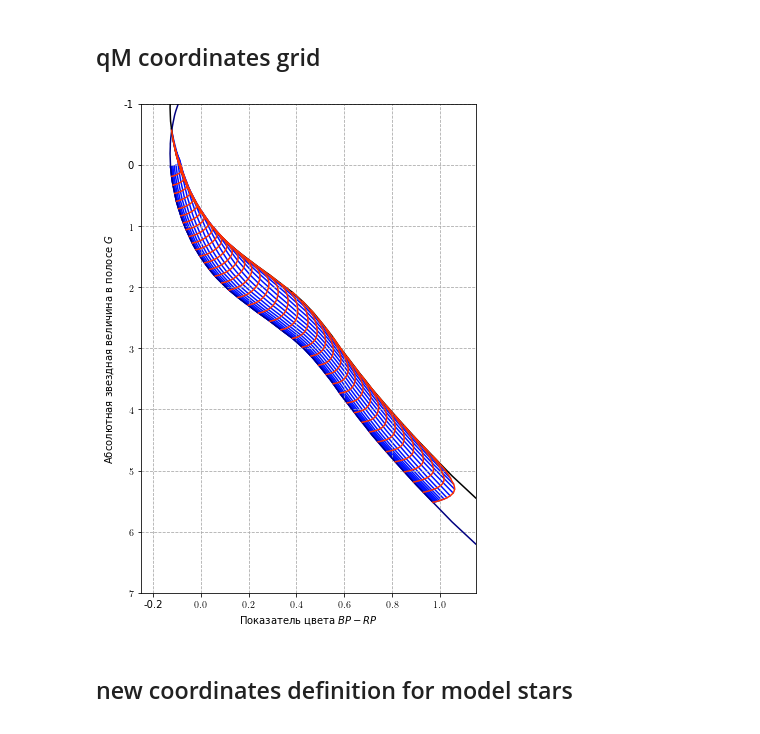
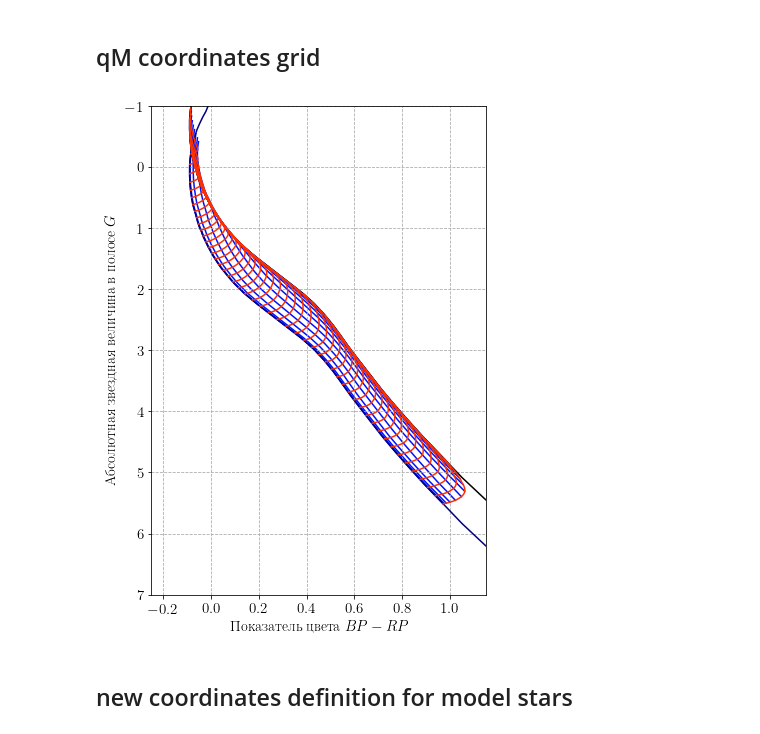
Before and after one commit to olgaborodina/GAIA_binaries, a Jupyter notebook: model/coordinate_to_qM.ipynb, the cells around one changed output. Saved outputs shown, nothing was run; the diff lists cells and outputs as text; code cells hidden in the pictures.

```diff
--- a/model/coordinate_to_qM.ipynb
+++ b/model/coordinate_to_qM.ipynb
@@ -70,12 +70,13 @@ def interp (a, b, c):
     func = interp1d(a, b)
     return func(c)
 # %%
-isochrone = pd.read_csv(MODEL_DIRECTORY / (f'isochrone_model_8.38.txt'), delimiter='\\s+')
+isochrone = pd.read_csv(MODEL_DIRECTORY / (f'isochrone_model_8.5.txt'), delimiter='\\s+')
 # %% [markdown]
 ## qM coordinates grid
 # %%
-q_array = np.linspace(0.1, 1, 101)
-M_array = np.geomspace(0.9, 3, 201)
+#q_array = np.linspace(0.1, 1, 70)
+q_array = np.sort(abs(np.geomspace(0.1, 1, 50) - 1.1))
+M_array = np.geomspace(0.9, 3, 200)
 
 g_table = pd.DataFrame(columns = M_array, index=q_array)
 color_table = pd.DataFrame(columns = M_array, index=q_array)
@@ -92,36 +93,36 @@ plt.rc('font', family='serif')
 plt.rcParams.update({'font.size': 15})
 plt.rc('text', usetex=True)
 plt.rc('font', family='serif')
 plt.rc('text.latex', preamble=r'\usepackage[utf8]{inputenc}')
 plt.rc('text.latex', preamble=r'\usepackage[russian]{babel}')
 
 
 colors = plab.cm.jet(np.linspace(0,1,8))
 
 ax.plot(isochrone['G_BPmag'] - isochrone['G_RPmag'], isochrone['Gmag'], label='isochrone', color=colors[0])
 ax.plot(isochrone['G_BPmag'] - isochrone['G_RPmag'], isochrone['Gmag'] - 2.5*np.log10(2),
         label='isochrone for binaries-twins', color='black')
-for i in range(0, 100, 5):
+for i in range(0, 50, 4):
     ax.plot(color_table.iloc[i, :], g_table.iloc[i, :], color=colors[1], label=None, lw=1.5, zorder=1)
-for i in range(0, 200, 5):
+for i in range(0, 199, 4):
     ax.plot(color_table.iloc[:, i], g_table.iloc[:, i], color=colors[6], label=None, lw=1.5, zorder=2)
 
 ax.grid(c='#aaaaaa', ls='--')
 
 plt.xlabel(r'Показатель цвета $BP-RP$')
 plt.ylabel(r'Абсолютная звездная величина в полосе $G$', labelpad=8)
 
 #plt.yticks(np.arange(0.8,1.7, step=0.2))
 ax.set_xlim(-0.25,1.15)
 ax.set_ylim(-1,7)
 
 ax.invert_yaxis()
 
 ax.tick_params(axis='both', which='major')
 #ax.legend(loc='upper right')
 plt.savefig(MODEL_DIRECTORY / 'plots' / 'qM_coordinate_grids.pdf', bbox_inches = 'tight')
 # %% [output]
-[figure, old version]
+[figure, new version]
 # %% [markdown]
 ## new coordinates definition for model stars
 # %%
```
Also changed, not shown: parts of 22 cells of this notebook.
